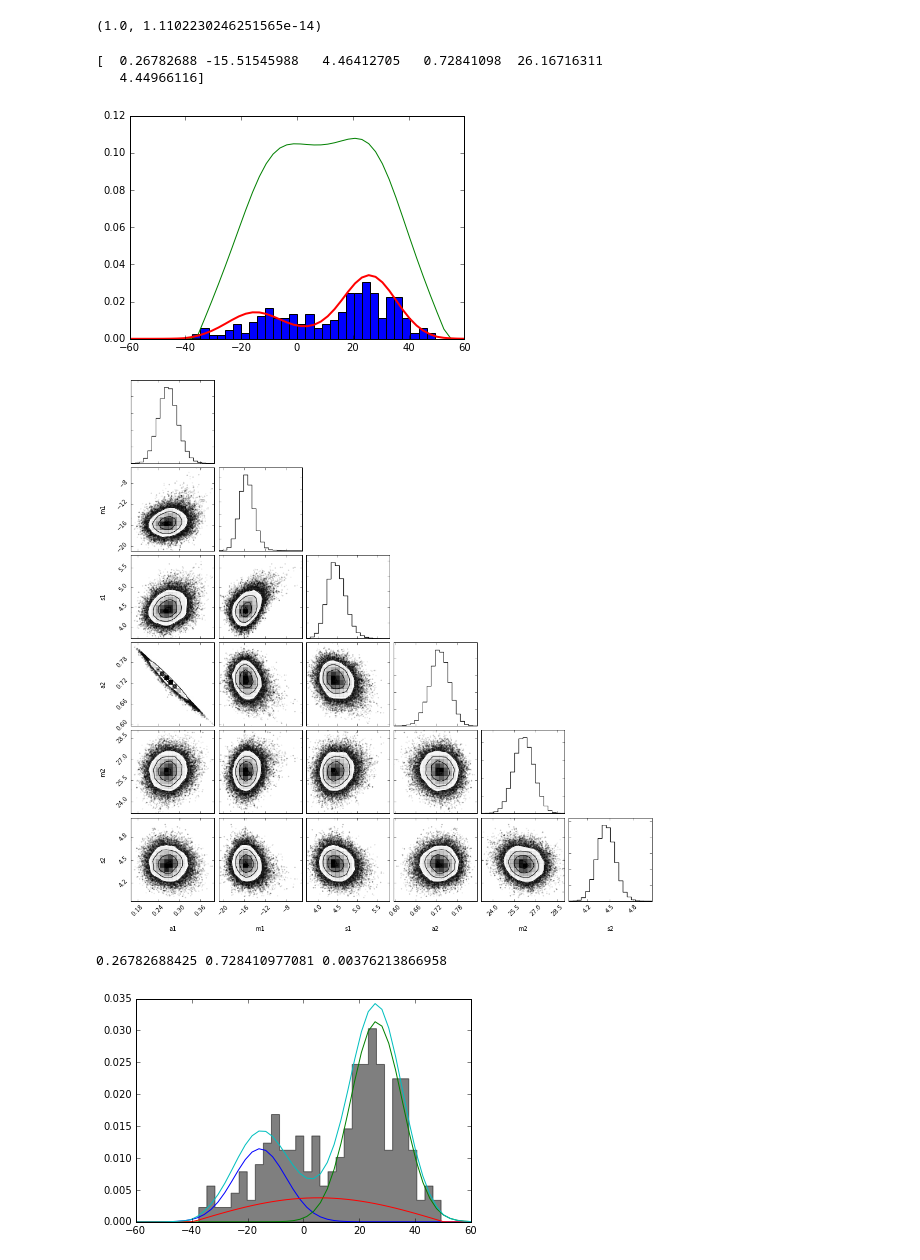
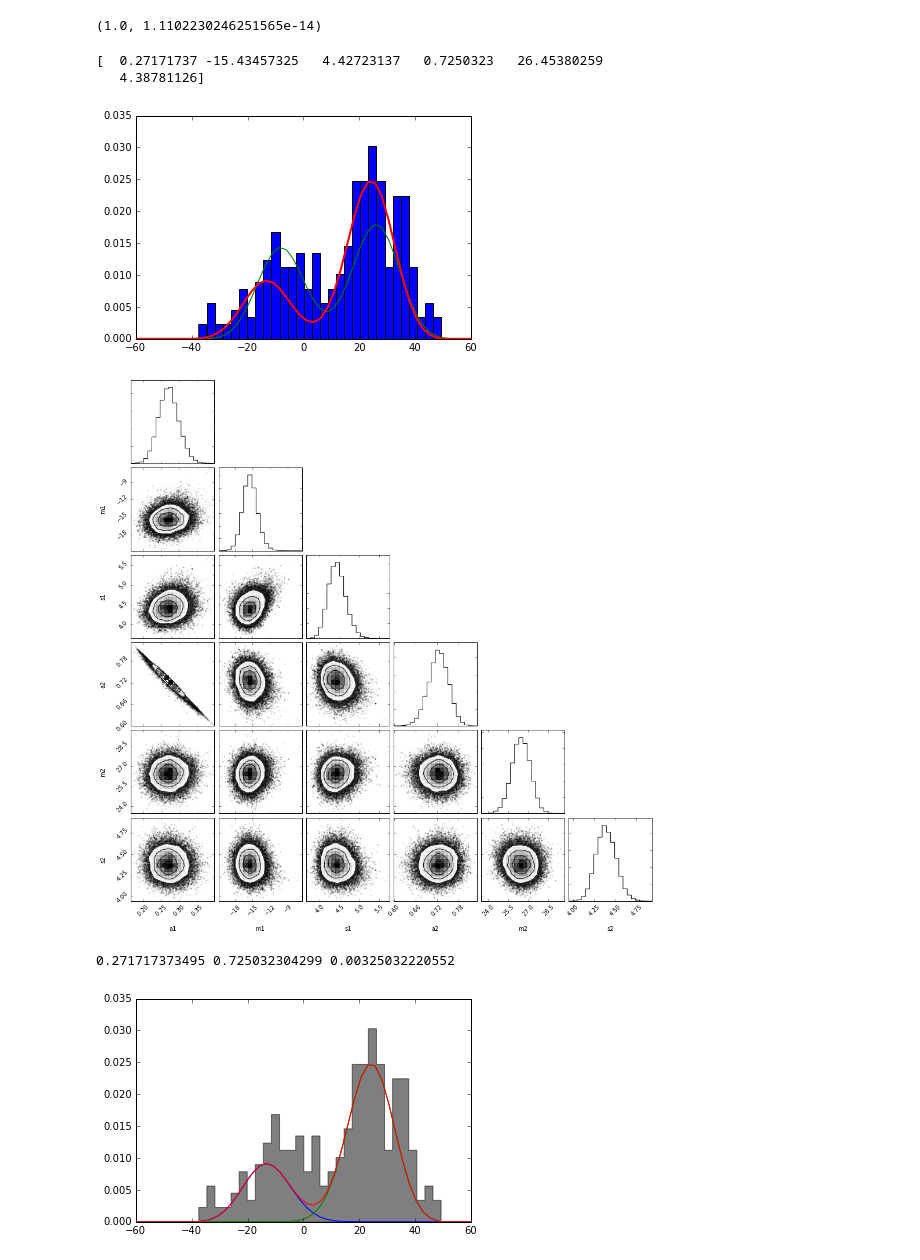
Before and after one commit to bmorris3/friedrich, a Jupyter notebook: hat11_is_90/latitude_distribution.ipynb, the cells around one changed output. Cells and saved outputs as stored; diff of their text form; code cells hidden in the pictures.

Commit message:
Latitude distributionn with correct cosine application

```diff
--- a/hat11_is_90/latitude_distribution.ipynb
+++ b/hat11_is_90/latitude_distribution.ipynb
@@ -169,11 +169,14 @@ def lnlikelihood_cosine(x, yerr, x0, amp):
 
 def lnlikelihood_sum_gaussians(parameters, x, yerr):
     a1, m1, s1, a2, m2, s2 = parameters
-    a3 = 1 - a1 - a2
+    a3 = 1 #- a1 - a2
     x0 = (m1+m2)/2
-    ln_likes = (lnlikelihood_gaussian(x, yerr, m1, s1, a1),
-                lnlikelihood_gaussian(x, yerr, m2, s2, a2),
-                lnlikelihood_cosine(x, yerr, x0, a3))
+#     ln_likes = (lnlikelihood_gaussian(x, yerr, m1, s1, a1),
+#                 lnlikelihood_gaussian(x, yerr, m2, s2, a2),
+#                 lnlikelihood_cosine(x, yerr, x0, a3))
+
+    ln_likes = (np.logaddexp(lnlikelihood_cosine(x, yerr, x0, a3), lnlikelihood_gaussian(x, yerr, m1, s1, a1)),
+                np.logaddexp(lnlikelihood_cosine(x, yerr, x0, a3), lnlikelihood_gaussian(x, yerr, m2, s2, a2)))
     return np.sum(np.logaddexp.reduce(ln_likes)), ln_likes
 
 def minimize_this(parameters, x, yerr):
@@ -181,11 +184,13 @@ def minimize_this(parameters, x, yerr):
 
 def model(parameters, x):
     a1, m1, s1, a2, m2, s2 = parameters
-    a3 = 1 - a1 - a2
+    a3 = 1 # - a1 - a2
     x0 = (m1+m2)/2
-    return (gaussian(x, m1, s1, a1) +
-            gaussian(x, m2, s2, a2) +
-            cosine(x, x0, a3))
+    return (cosine(x, x0, a3) * gaussian(x, m1, s1, a1) +
+            cosine(x, x0, a3) * gaussian(x, m2, s2, a2))
+#     return (gaussian(x, m1, s1, a1) +
+#             gaussian(x, m2, s2, a2) +
+#             cosine(x, x0, a3))
 
 def lnprior(parameters):
     a1, m1, s1, a2, m2, s2 = parameters
@@ -227,27 +232,32 @@ plt.plot(test_lats, model(initp, test_lats))
 plt.plot(test_lats, model(bestp, test_lats), lw=2)
 print(bestp)
 # %% [output]
-[  0.26782688 -15.51545988   4.46412705   0.72841098  26.16716311
-   4.44966116]
+[  0.27171737 -15.43457325   4.42723137   0.7250323   26.45380259
+   4.38781126]
-[figure, old version]
+[figure, new version]
 # %%
 import corner
 
 labels = "a1, m1, s1, a2, m2, s2".split(', ')
 fig = corner.corner(samples, labels=labels)
 # %% [output]
-[figure, old version]
+[figure, new version]
 # %%
 components = np.array([gaussian(test_lats, bestp[1], bestp[2], bestp[0]),
-                       gaussian(test_lats, bestp[4], bestp[5], bestp[3]),
-                       cosine(test_lats, (bestp[1] + bestp[4])/2, 1-bestp[0]-bestp[3])]).T
+                       gaussian(test_lats, bestp[4], bestp[5], bestp[3])]).T
+
+
+components = np.array([gaussian(test_lats, bestp[1], bestp[2], bestp[0]) * cosine(test_lats, (bestp[1] + bestp[4])/2, 1),
+                       gaussian(test_lats, bestp[4], bestp[5], bestp[3]) * cosine(test_lats, (bestp[1] + bestp[4])/2, 1)]).T
+
+                       #cosine(test_lats, (bestp[1] + bestp[4])/2, 1-bestp[0]-bestp[3])]).T
 #                        cosine(test_lats, (initp[1] + initp[4])/2, 1-initp[0]-initp[3])]).T
 print(bestp[0], bestp[3], 1-bestp[0]-bestp[3])
 plt.hist(significant_latitudes, 30, normed=True, alpha=0.5, histtype='stepfilled', color='k')
 
 plt.plot(test_lats, components)
 plt.plot(test_lats, model(bestp, test_lats))
 plt.show()
 # %% [output]
-0.26782688425 0.728410977081 0.00376213866958
+0.271717373495 0.725032304299 0.00325032220552
-[figure, old version]
+[figure, new version]
```
